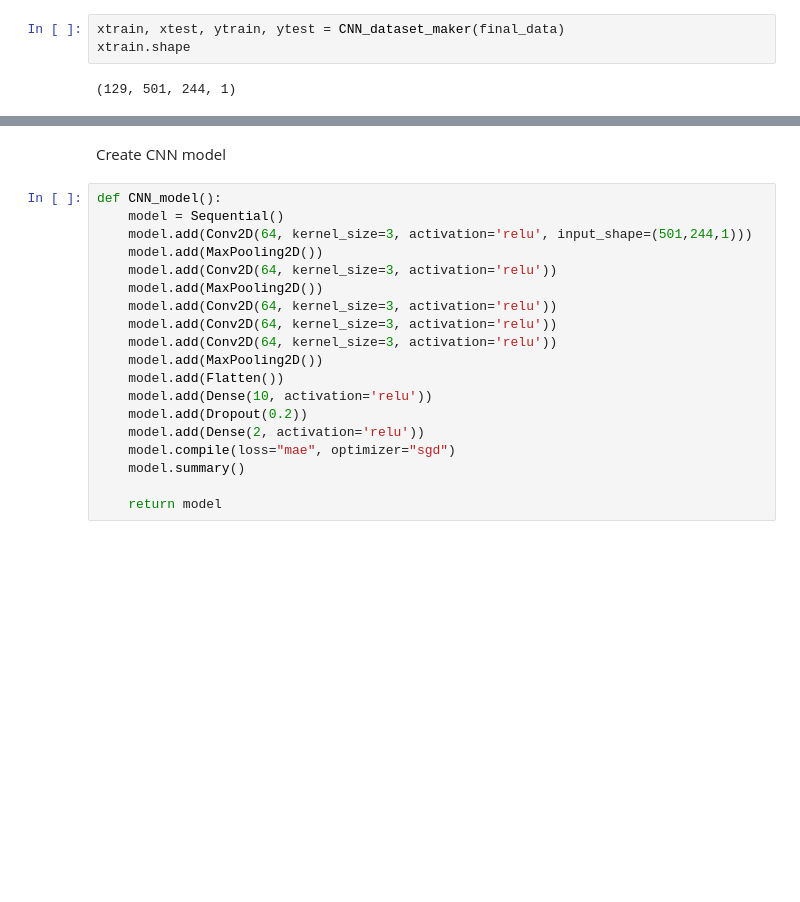
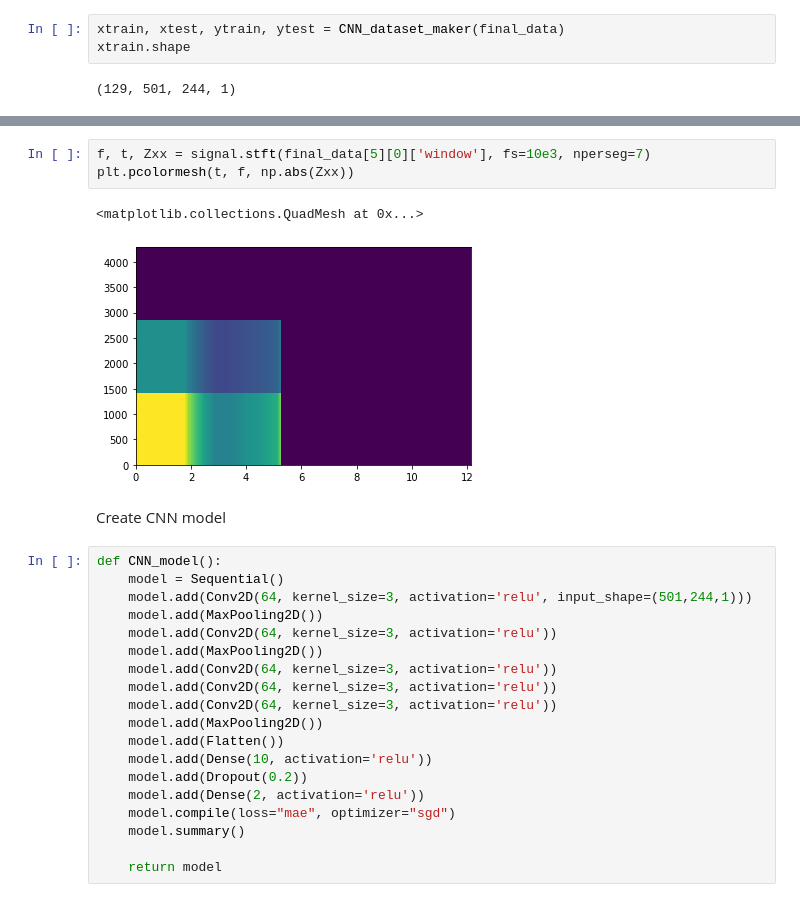
Before and after one commit to aliseyfi75/BP-Estimation-PPG, a Jupyter notebook: Codes/CNN.ipynb, the cells around one changed output, grey strips where cells are left out. Cells and saved outputs as stored; diff of their text form; blank space fills up the shorter version.

```diff
--- a/Codes/CNN.ipynb
+++ b/Codes/CNN.ipynb
@@ -149,3 +155,9 @@ xtrain.shape
+# %%
+f, t, Zxx = signal.stft(final_data[5][0]['window'], fs=10e3, nperseg=7)
+plt.pcolormesh(t, f, np.abs(Zxx))
+# %% [output]
+<matplotlib.collections.QuadMesh at 0x...>
+[figure, added]
 # %% [markdown]
 Create CNN model
 # %%
```
Also changed, not shown: parts of 2 cells of this notebook, 1 other file.
